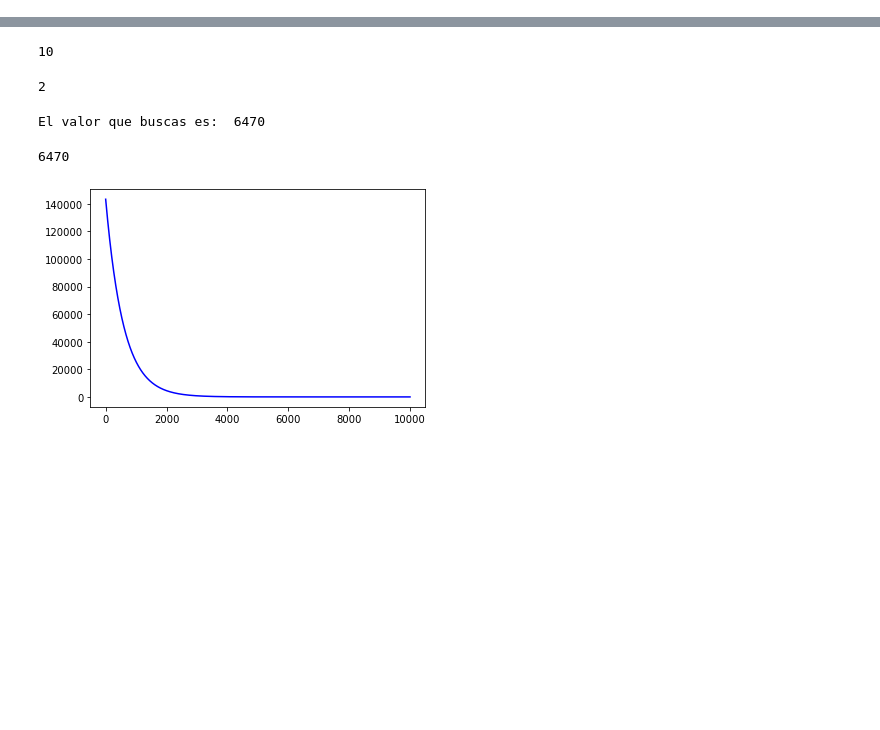
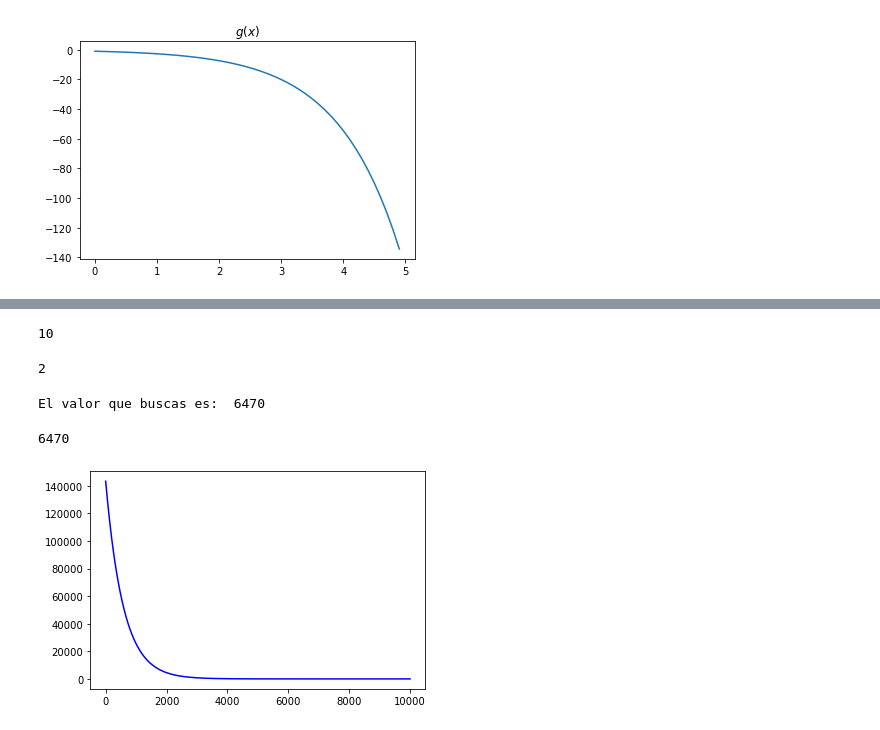
Before and after one commit to SaiAkhilVudattu/Neuro_classes, a Jupyter notebook: signal_processing/HW6/HW6.ipynb, the cells around one changed output, grey strips where cells are left out. Cells and saved outputs as stored; diff of their text form; code cells hidden in the pictures; blank space fills up the shorter version.

```diff
--- a/signal_processing/HW6/HW6.ipynb
+++ b/signal_processing/HW6/HW6.ipynb
@@ -70,3 +58,12 @@ import numpy as np
 import matplotlib.pyplot as plt
 # from sklearn.decomposition import PCA
 # from mpl_toolkits.mplot3d import Axes3D
+# %%
+x = [0.1*i for i in range(50)]
+y = [-np.exp(x_i) for x_i in x]
+# %%
+plt.plot(x, y)
+plt.title("$g(x)$")
+plt.show()
+# %% [output]
+[figure, added]
```
Also changed, not shown: parts of 4 cells of this notebook, 1 other file.
